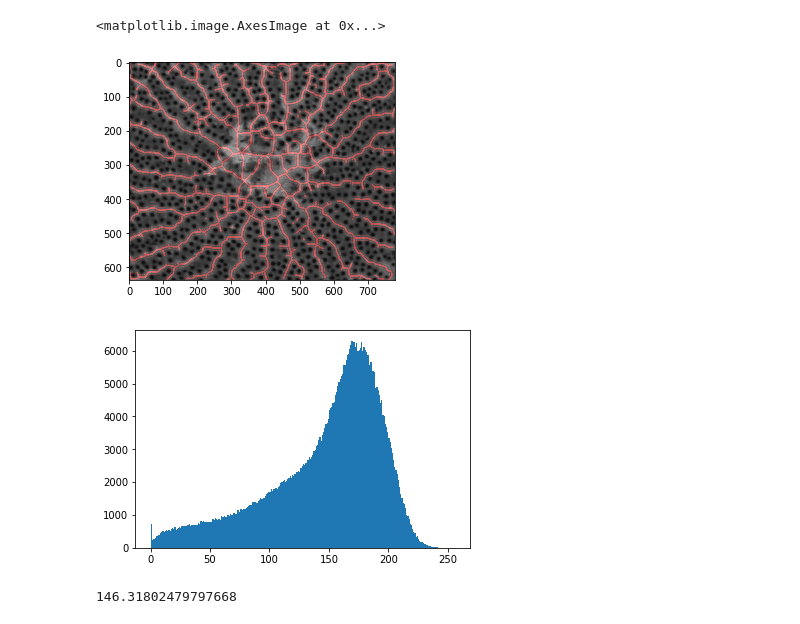
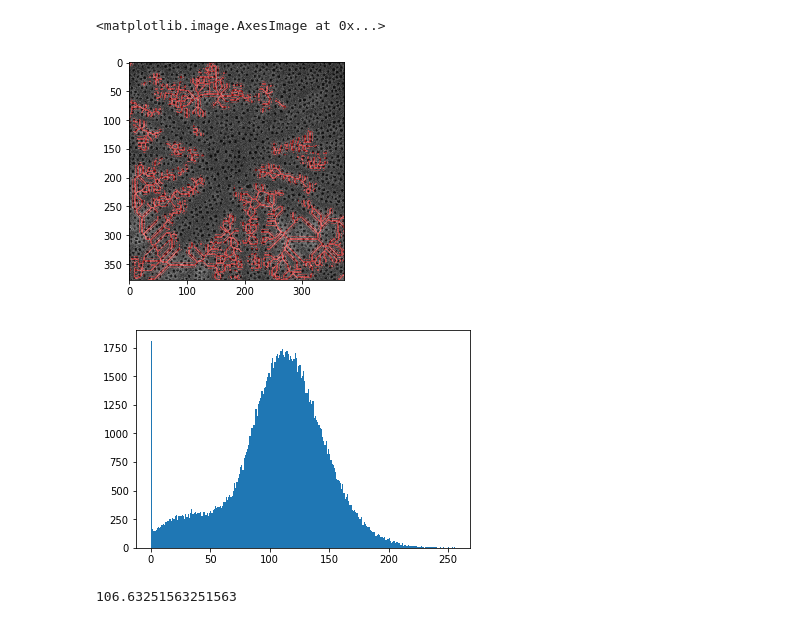
Before and after one commit to csteed/ORHS-MathThesis-2018, a Jupyter notebook: work/CNMS/Blurs, Histograms, Stats .ipynb, the cells around one changed output. Cells and saved outputs as stored; diff of their text form; code cells hidden in the pictures.

```diff
--- a/work/CNMS/Blurs, Histograms, Stats .ipynb
+++ b/work/CNMS/Blurs, Histograms, Stats .ipynb
@@ -1,43 +1,43 @@
 # %%
 import matplotlib.pyplot as plt
 import cv2
-img = cv2.imread('cropped_Wild007.tif')
+img = cv2.imread('cropped_Wild013.tif')
 blur = cv2.blur(img,(15,15))
 from matplotlib.colors import LinearSegmentedColormap
 cdict2 = {'red':   ((0.0, 0.0, 0.0),
                    (0.1, 1.0, 1.0),
                    (1.0, 1.0, 1.0)),
 
          'green': ((0.0, 0.0, 0.0),
                    (1.0, 0.0, 0.0)),
 
         'blue':  ((0.0, 0.0, 0.0),
                    (1.0, 0.0, 0.0))
         }
 red2 = LinearSegmentedColormap('Red2', cdict2)
 from skimage.filters import threshold_otsu
 thotsu=threshold_otsu(blur)
 otsublur = blur[:,:,0]> thotsu
 
 from skimage.morphology import skeletonize
 otsuskeleton = skeletonize(otsublur)
 imgplot = plt.imshow(img, alpha=0.9)
 ax = plt.subplot()
 ax.imshow(otsuskeleton, cmap=red2, interpolation='sinc', alpha=.42)
 # %% [output]
 <matplotlib.image.AxesImage at 0x...>
-[figure, old version]
+[figure, new version]
 # %%
 import numpy as np
 import cv2 as cv
 from matplotlib import pyplot as plt
-img = cv.imread('cropped_Wild002.tif',0)
+img = cv.imread('cropped_Wild013.tif',0)
 plt.hist(img.ravel(),256,[0,256]); plt.show()
 
 np.mean(img)
 # %% [output]
-[figure, old version]
+[figure, new version]
-146.31802479797668
+106.63251563251563
 # %%
 np.std(img)
 # %% [output]
```
Also changed, not shown: parts of 1 cell of this notebook, 3 other files.
